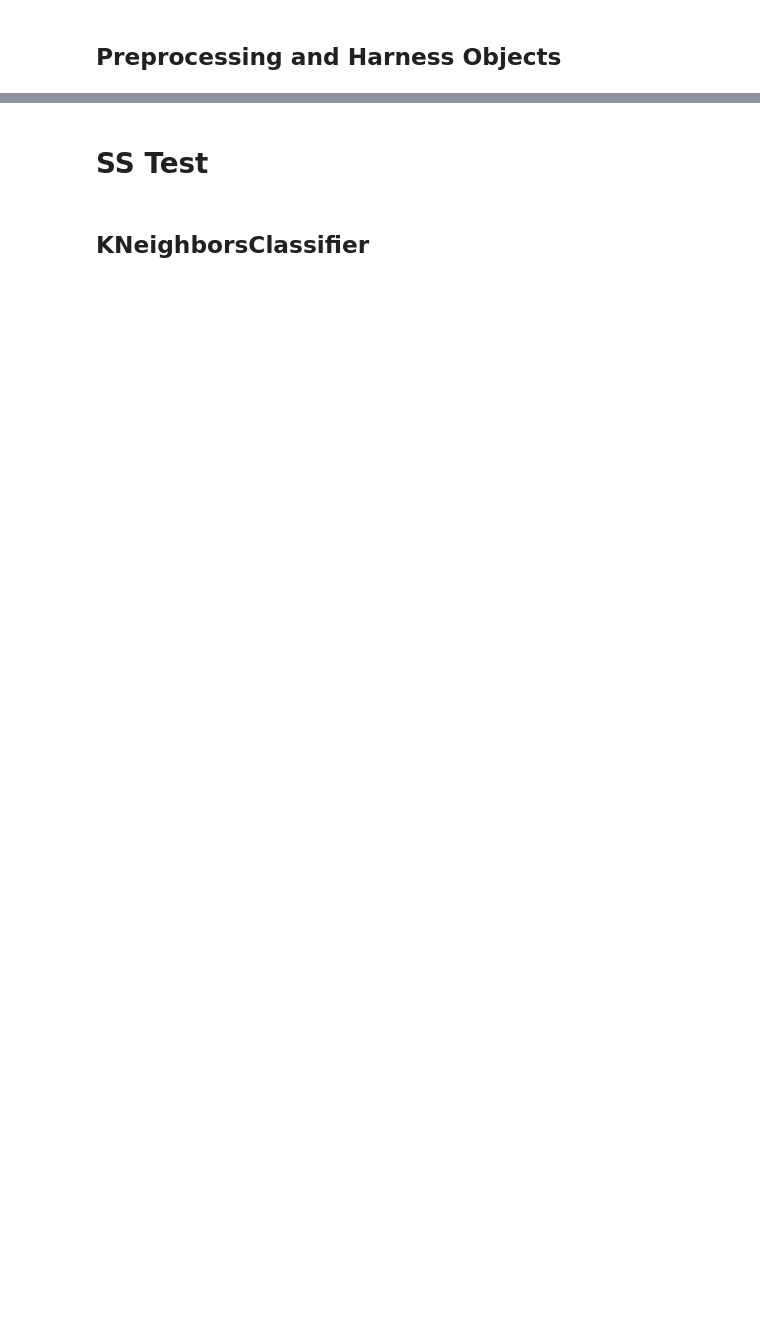
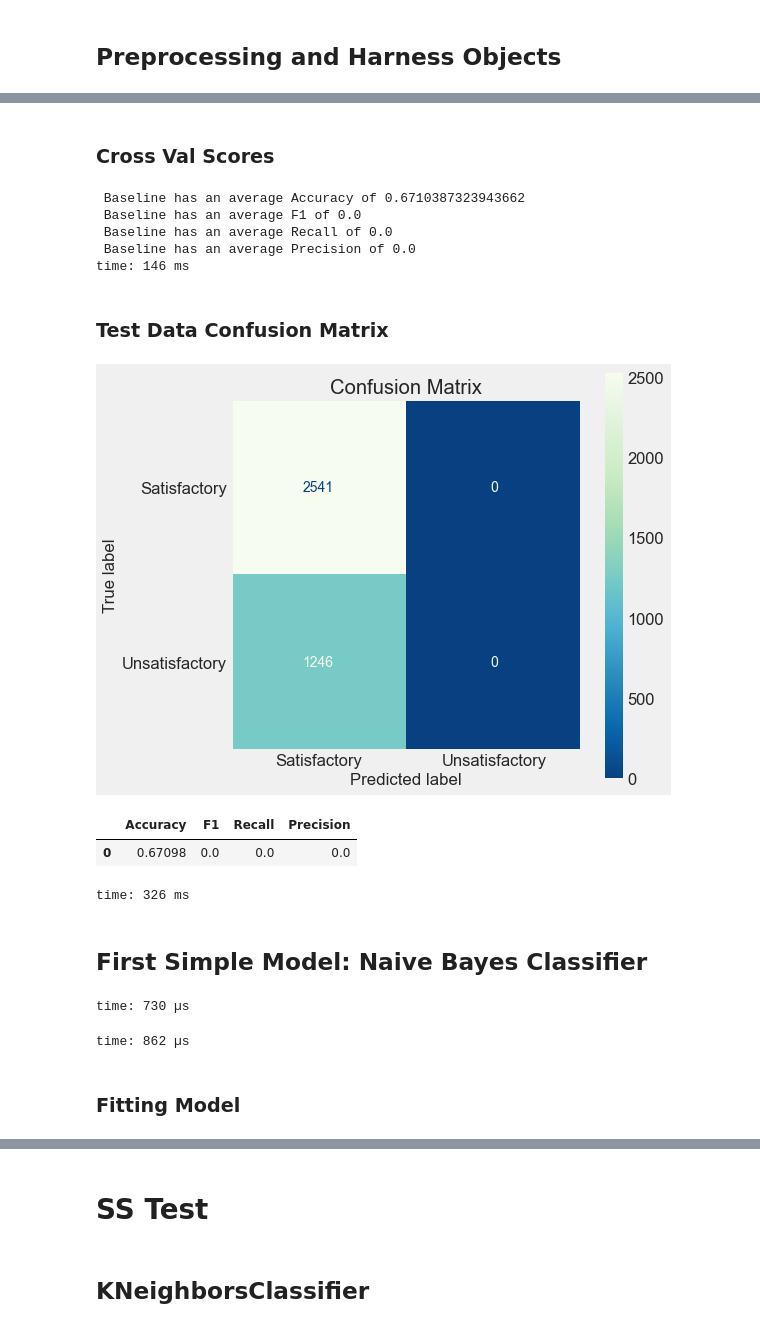
Before and after one commit to jeffreyhwatson/online_outcomes, a Jupyter notebook: notebooks/exploratory/half_model.ipynb, the cells around one changed output, grey strips where cells are left out. Cells and saved outputs as stored; diff of their text form; code cells hidden in the pictures; blank space fills up the shorter version.

```diff
--- a/notebooks/exploratory/half_model.ipynb
+++ b/notebooks/exploratory/half_model.ipynb
@@ -274,0 +126,3 @@ time: 8.03 ms
+# %%
+path = os.path.join(gparent, 'data/processed/test.csv')
+df = pd.read_csv(path)
@@ -274,0 +279,2 @@ time: 8.03 ms
+# %%
+dummy = DummyClassifier(strategy='most_frequent')
@@ -274,0 +283,2 @@ time: 8.03 ms
+# %%
+baseline = make_pipeline(preprocessing_ohe, dummy)
@@ -274,0 +304,34 @@ time: 8.03 ms
+# %% [markdown]
+### Cross Val Scores
+# %%
+with warnings.catch_warnings():
+    warnings.simplefilter('ignore')
+    modeling.report(baseline, X_train, y_train, ' Baseline', 'Baseline DummyCFL')
+# %% [output]
+ Baseline has an average Accuracy of 0.6710387323943662
+ Baseline has an average F1 of 0.0
+ Baseline has an average Recall of 0.0
+ Baseline has an average Precision of 0.0
+time: 146 ms
+# %% [markdown]
+### Test Data Confusion Matrix
+# %%
+%%capture --no-display
+f.confusion_report(baseline, X_test, y_test, 'baseline')
+# %% [output]
+[figure, added]
+|  | Accuracy | F1 | Recall | Precision |
+| 0 | 0.67098 | 0.0 | 0.0 | 0.0 |
+time: 326 ms
+# %% [markdown]
+## First Simple Model: Naive Bayes Classifier
+# %%
+mnb = MultinomialNB()
+# %% [output]
+time: 730 µs
+# %%
+fsm = make_pipeline(preprocessing_ohe, mnb)
+# %% [output]
+time: 862 µs
+# %% [markdown]
+### Fitting Model
```
Also changed, not shown: parts of 157 cells of this notebook, 5 other files.
